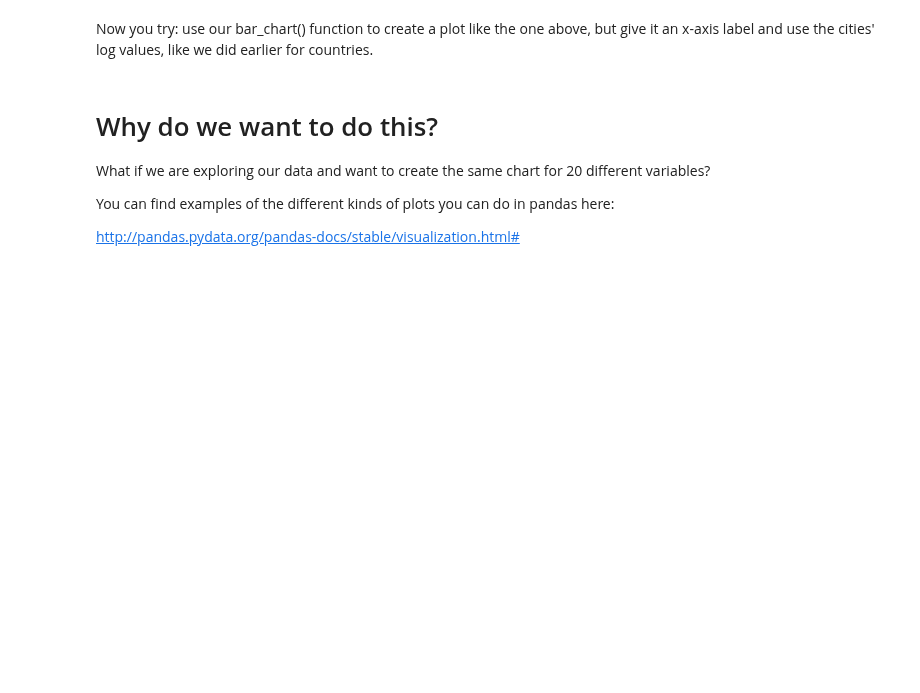
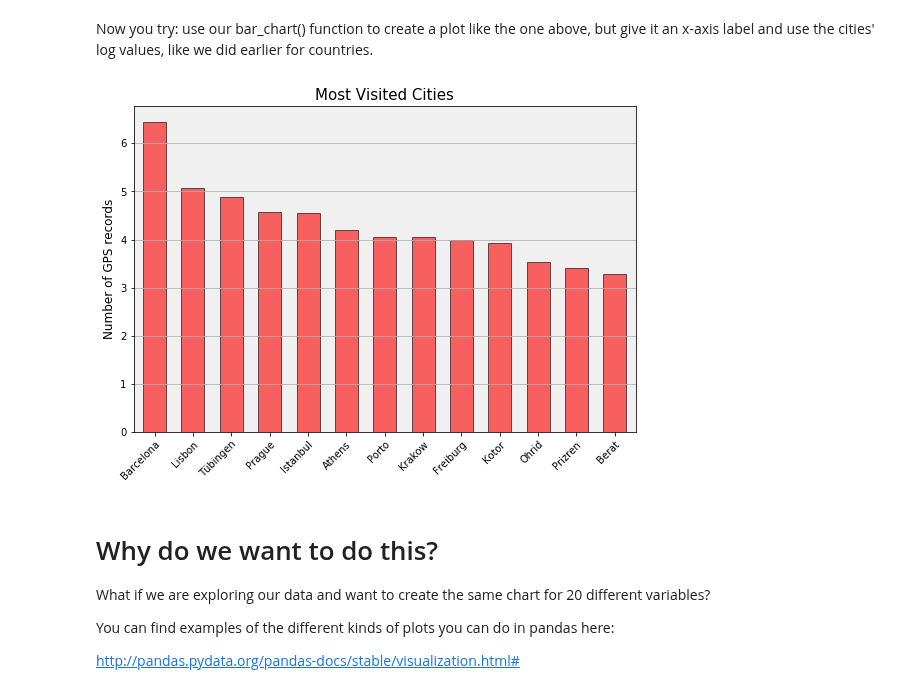
Before and after one commit to uky-transport-data-science/ce599, a Jupyter notebook: 15-Data Viz 1/data-viz.ipynb, the cells around one changed output. Drawn from its saved outputs; the diff is of its cells as text; code cells hidden in the pictures; blank space fills up the shorter version.

```diff
--- a/15-Data Viz 1/data-viz.ipynb
+++ b/15-Data Viz 1/data-viz.ipynb
@@ -204,6 +204,13 @@ AttributeError: 'AxesSubplot' object has no attribute 'set_facecolor'
 [figure]
 # %% [markdown]
 Now you try: use our bar_chart() function to create a plot like the one above, but give it an x-axis label and use the cities' log values, like we did earlier for countries.
+# %%
+title = 'Most Visited Cities'
+ylabel = 'Number of GPS records'
+color = 'r'
+bar_chart(np.log(cities), title=title, ylabel=ylabel, color=color)
+# %% [output]
+[figure, added]
 # %% [markdown]
 # Why do we want to do this?
 
```
Also changed, not shown: parts of 21 cells of this notebook, 1 other file.
